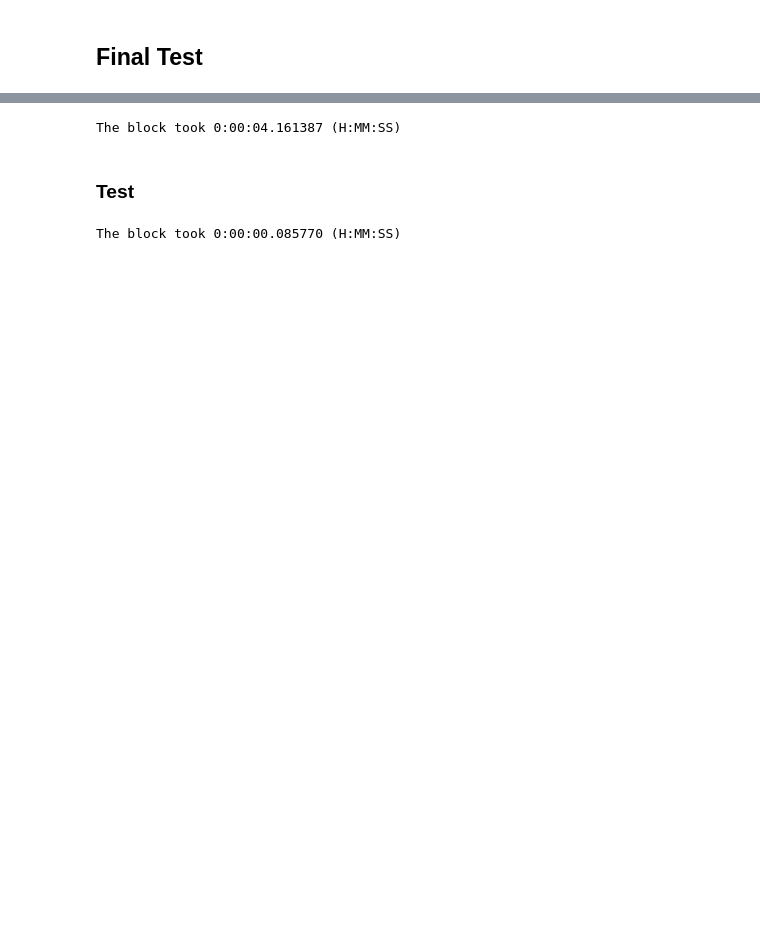
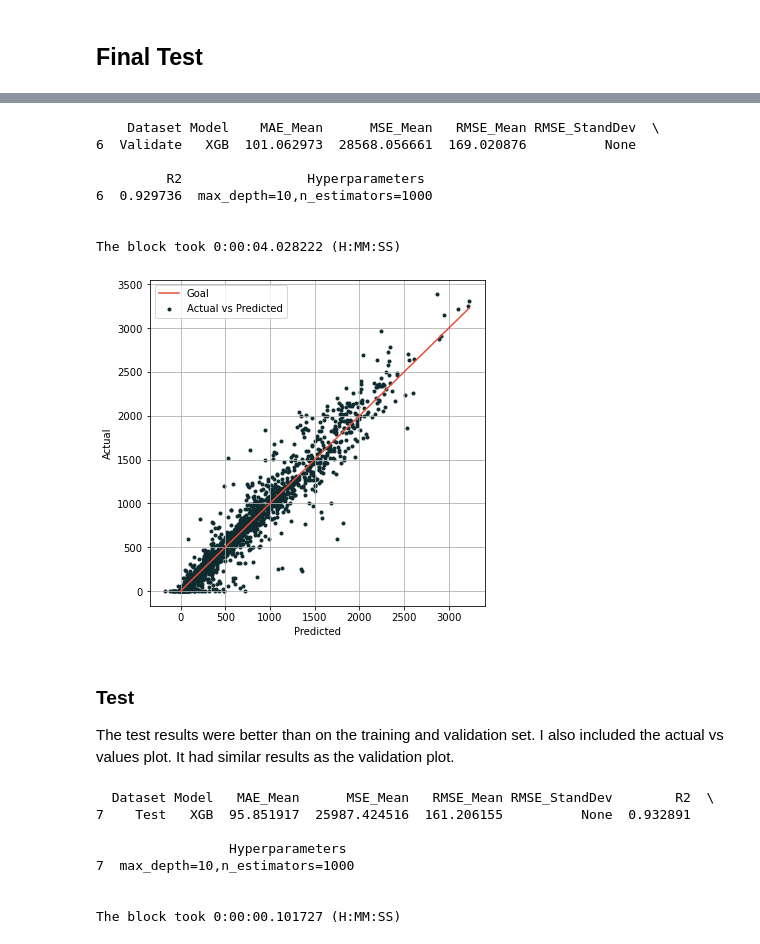
Before and after one commit to baughben/ML_Projects, a Jupyter notebook: SeoulBikeSharingDemand/BikeShare_ML.ipynb, the cells around one changed output, grey strips where cells are left out. Saved outputs shown, nothing was run; the diff lists cells and outputs as text; code cells hidden in the pictures; blank space fills up the shorter version.

```diff
--- a/SeoulBikeSharingDemand/BikeShare_ML.ipynb
+++ b/SeoulBikeSharingDemand/BikeShare_ML.ipynb
@@ -712,11 +742,38 @@ df_score = df_score.append({'Dataset':'Validate'
                                 }
                             , ignore_index=True)
 
+print(df_score[df_score['Dataset']=='Validate'])
 print('\n\nThe block took', dt.datetime.now()-t1000, '(H:MM:SS)')
 # %% [output]
-The block took 0:00:04.161387 (H:MM:SS)
+    Dataset Model    MAE_Mean      MSE_Mean   RMSE_Mean RMSE_StandDev  \
+6  Validate   XGB  101.062973  28568.056661  169.020876          None
+
+         R2                Hyperparameters
+6  0.929736  max_depth=10,n_estimators=1000
+
+
+The block took 0:00:04.028222 (H:MM:SS)
-# %% [markdown]
-### **Test**
+# %%
+val_pred = pd.DataFrame(predictions,columns=['Rented Bike Count'])
+
+plt.figure(figsize=(6, 6))
+
+plt.grid(b=None, which='major', axis='both')
+plt.scatter(val_pred,y_val, c='#0E2B2F', marker='.', label='Actual vs Predicted')
+plt.xlabel("Predicted")
+plt.ylabel("Actual")
+lineStart = 0#val_pred['Rented Bike Count'].min()
+lineEnd = val_pred['Rented Bike Count'].max()
+plt.plot([lineStart, lineEnd], [lineStart, lineEnd], 'k-', color = '#E74D39', label='Goal')
+
+plt.legend(loc='upper left')
+plt.show()
+# %% [output]
+[figure, added]
+# %% [markdown]
+### **Test**
+
+The test results were better than on the training and validation set. I also included the actual vs values plot. It had similar results as the validation plot.
 # %%
 t1000 = dt.datetime.now()
 
@@ -739,6 +796,14 @@ df_score = df_score.append({'Dataset':'Test'
                                 }
                             , ignore_index=True)
 
+print(df_score[df_score['Dataset']=='Test'])
 print('\n\nThe block took', dt.datetime.now()-t1000, '(H:MM:SS)')
 # %% [output]
-The block took 0:00:00.085770 (H:MM:SS)
+  Dataset Model   MAE_Mean      MSE_Mean   RMSE_Mean RMSE_StandDev        R2  \
+7    Test   XGB  95.851917  25987.424516  161.206155          None  0.932891
+
+                 Hyperparameters
+7  max_depth=10,n_estimators=1000
+
+
+The block took 0:00:00.101727 (H:MM:SS)
```
Also changed, not shown: parts of 35 cells of this notebook.
